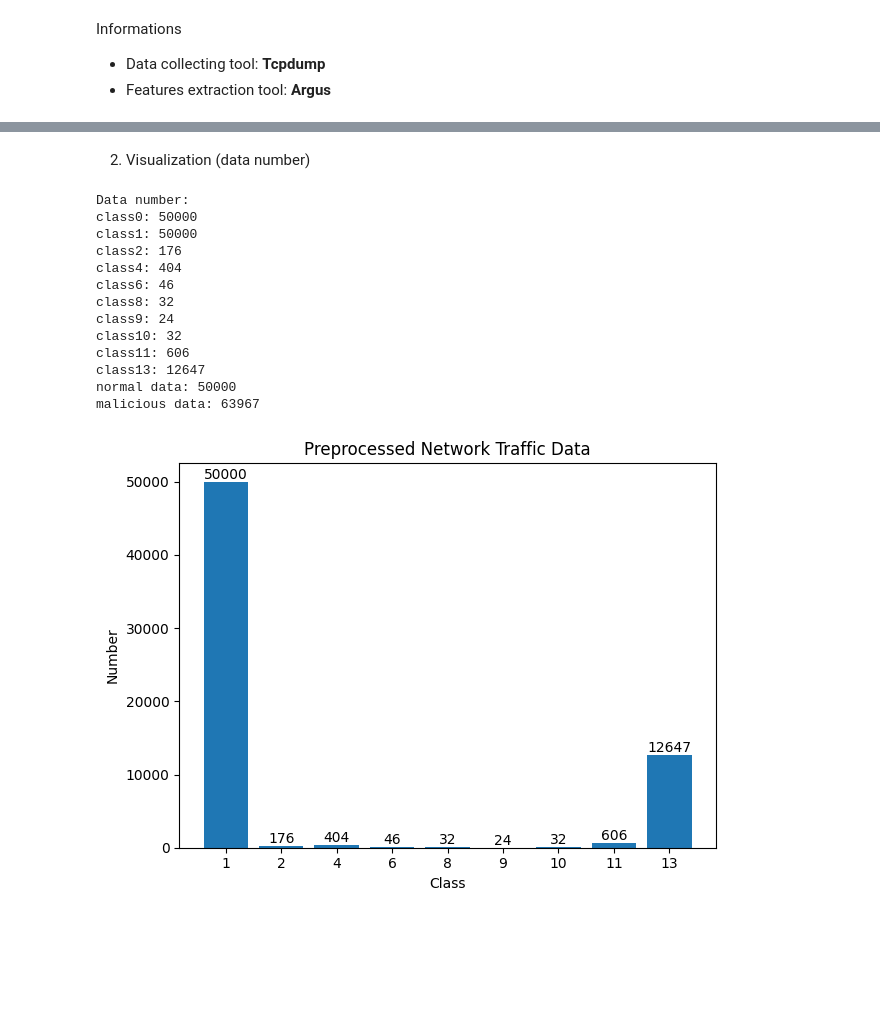
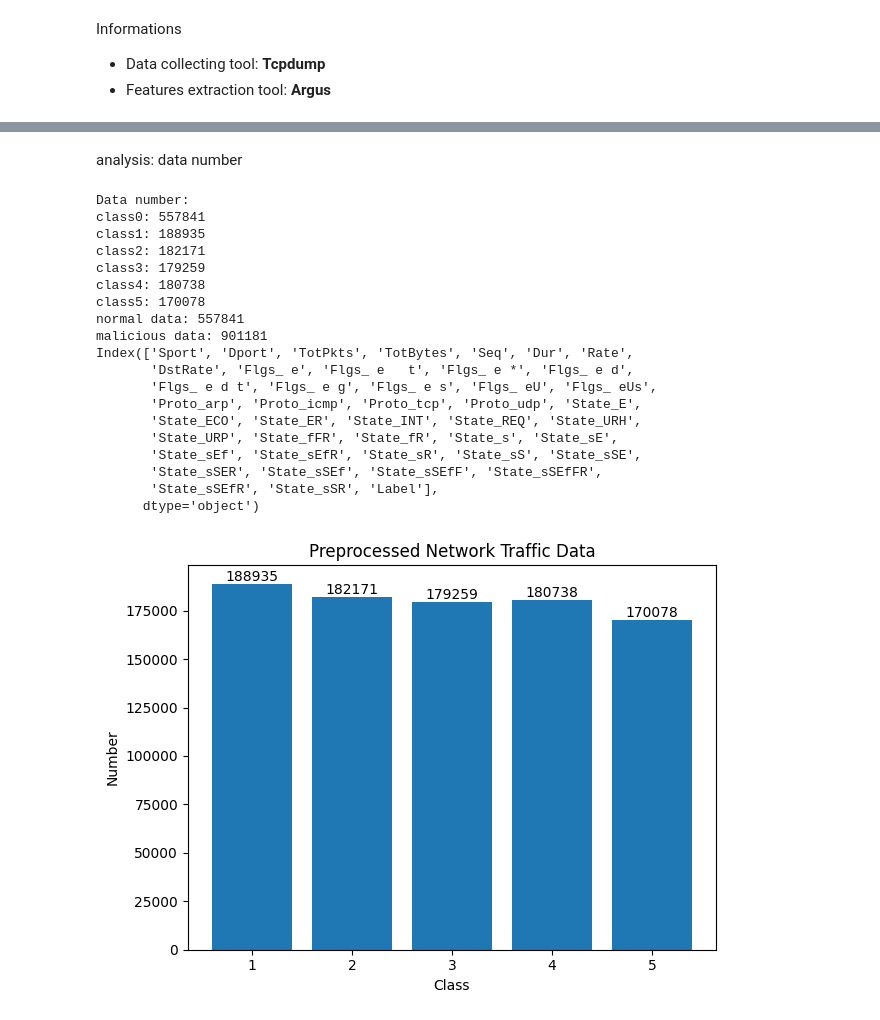
Before and after one commit to charlie532/Cyber-Attack-Lifecycle-and-Technique-Detection, a Jupyter notebook: 1_preprocessing/preprocess_traffic.ipynb, the cells around one changed output, grey strips where cells are left out. Drawn from its saved outputs; the diff is of its cells as text; code cells hidden in the pictures; blank space fills up the shorter version.

```diff
--- a/1_preprocessing/preprocess_traffic.ipynb
+++ b/1_preprocessing/preprocess_traffic.ipynb
@@ -19,6 +24,4 @@ label_table_path = 'labels_table.json'
 # %%
-scenarios = ['mirai', 'disk_wipe', 'ransomware', 'resource_hijacking', 'end_point_dos']
-
 one_hot_col_list = ['Flgs', 'Proto', 'State']
 fields_with_hex_value = ['Sport', 'Dport']
 # removed_fields = ['Rank', 'StartTime', 'SrcAddr', 'DstAddr', 'LastTime', 'Tactic', 'Technique', 'SubTechnique']
@@ -27,18 +30,23 @@ replace_strings = dict()
 remove_rows_with_str = dict()
 
 df = pd.DataFrame()
-for idx, tmp_filename in enumerate(filenames):
+for tmp_filename, label in filenames:
+    print("\n")
     print("-------------------------------------\n")
-    print("scenario: {0}".format(scenarios[idx]))
+    print("file name:{0}".format(tmp_filename))
+    print("lifecycle label:{0}".format(label))
     filename = os.path.join(folder, tmp_filename)
     tmp_df = pd.read_csv(filename, low_memory=False)
     tmp_df.drop(tmp_df[tmp_df['Label'] == -1].index, inplace=True)
+
+    # label to lifecycle
+    tmp_df.loc[tmp_df['Label'] != 0, 'Label'] = label
 
     # simple analysis
     labels = sorted(tmp_df['Label'].unique())
     print('labels: {0}\n'.format(labels))
 
-    df = pd.concat([df, tmp_df])
+    df = pd.concat([df, tmp_df], ignore_index=True)
 
 # simple analysis
 labels = sorted(df['Label'].unique())
@@ -73,7 +81,8 @@ df.columns = column_names
 
 print(df.info(verbose=True))
 
-output_filename = os.path.join(folder, filename_label)
+# output_filename = os.path.join(folder, filename_label)
+output_filename = os.path.join(folder, filename_label_lifecycle)
 df.to_csv(output_filename, encoding='utf-8', index=False)
 # %% [output]
 -------------------------------------
@@ -196,5 +212,5 @@ remain features: 37
 # %% [markdown]
-2. Visualization (data number)
+analysis: data number
 # %%
 def bar_class_num(technique_data_size):
     class_num = np.arange(len(technique_data_size))
@@ -205,56 +221,60 @@ def bar_class_num(technique_data_size):
         plt.text(
             item.get_x()+item.get_width()/2.,
             height,
             '%d' % int(height),
             ha = "center",
             va = "bottom",
             fontsize = 10,
         )
     labels.pop(0)
     plt.xticks(class_num, labels)
     plt.xlabel("Class")
     plt.ylabel("Number")
     plt.title("Preprocessed Network Traffic Data")
     # plt.title("Raw Network Traffic Data")
     plt.tight_layout()
     plt.savefig("traffic.png", dpi=400)
     plt.show()
 
+# df = pd.read_csv(os.path.join(folder, filename_label))
+# df = pd.read_csv(os.path.join(folder, "preprocess_"+filename_label))
+# df = pd.read_csv(os.path.join(folder, filename_label_lifecycle))
+df = pd.read_csv(os.path.join(folder, "preprocess_"+filename_label_lifecycle))
+
 technique_data_size = []
-df = pd.read_csv(os.path.join(folder, "select_"+filename_label))
-# df = pd.read_csv(os.path.join(folder, filename_label))
-labels = df['Label'].unique()
-labels = [int(i) for i in labels]
-labels.sort()
-with open("labels_table.json", "r") as f:
-    label_table = json.load(f)
-
-for i in labels:
-    if i != 0:
-        class_data_size = len(df[df['Label'] == i])
-        technique_data_size.append(class_data_size)
+labels = sorted([int(i) for i in df['Label'].unique()])
 
 print("\nData number:")
 for i in labels:
-    print("class{0}: {1}".format(i, len(df[df['Label'] == i])))
+    num = len(df[df['Label'] == i])
+    if i != 0:
+        technique_data_size.append(num)
+    print("class{0}: {1}".format(i, num))
 
 
 print("normal data: {}".format(len(df[df['Label'] == 0])))
 print("malicious data: {}".format(len(df) - len(df[df['Label'] == 0])))
+print(df.columns)
 
 bar_class_num(technique_data_size)
 # %% [output]
 Data number:
-class0: 50000
-class1: 50000
-class2: 176
-class4: 404
-class6: 46
-class8: 32
-class9: 24
-class10: 32
-class11: 606
-class13: 12647
-normal data: 50000
-malicious data: 63967
+class0: 557841
+class1: 188935
+class2: 182171
+class3: 179259
+class4: 180738
+class5: 170078
+normal data: 557841
+malicious data: 901181
+Index(['Sport', 'Dport', 'TotPkts', 'TotBytes', 'Seq', 'Dur', 'Rate',
+       'DstRate', 'Flgs_ e', 'Flgs_ e   t', 'Flgs_ e *', 'Flgs_ e d',
+       'Flgs_ e d t', 'Flgs_ e g', 'Flgs_ e s', 'Flgs_ eU', 'Flgs_ eUs',
+       'Proto_arp', 'Proto_icmp', 'Proto_tcp', 'Proto_udp', 'State_E',
+       'State_ECO', 'State_ER', 'State_INT', 'State_REQ', 'State_URH',
+       'State_URP', 'State_fFR', 'State_fR', 'State_s', 'State_sE',
+       'State_sEf', 'State_sEfR', 'State_sR', 'State_sS', 'State_sSE',
+       'State_sSER', 'State_sSEf', 'State_sSEfF', 'State_sSEfFR',
+       'State_sSEfR', 'State_sSR', 'Label'],
+      dtype='object')
-[figure, old version]
+[figure, new version]
```
Also changed, not shown: parts of 7 cells of this notebook, 14 other files.
